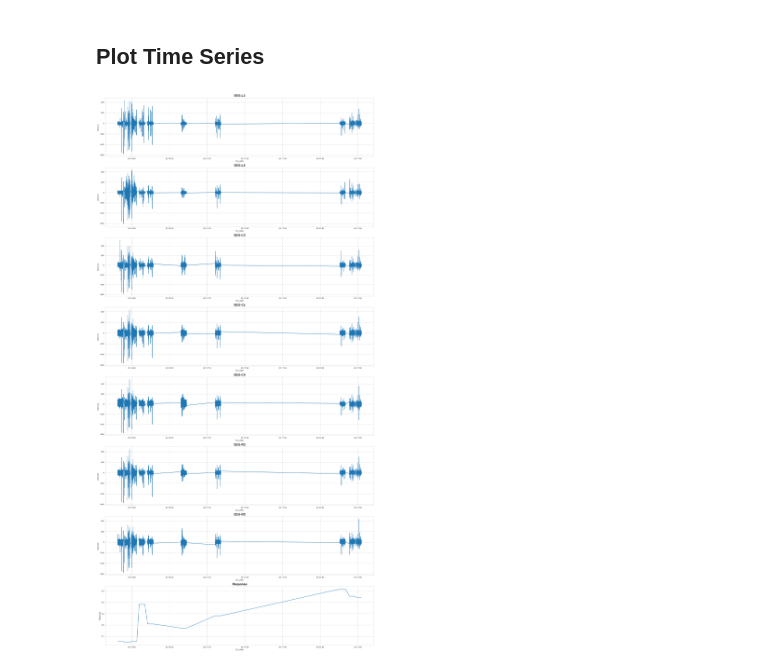
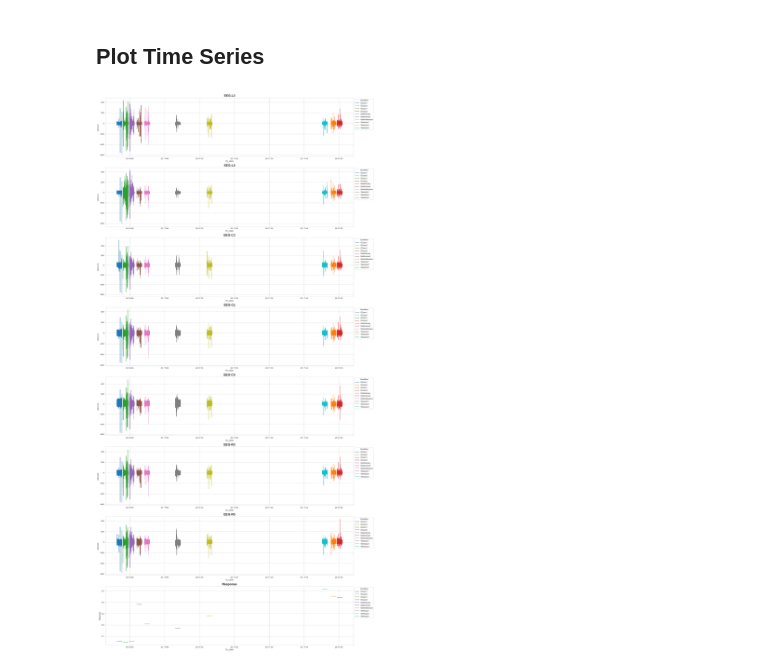
Before and after one commit to negralessio/biosignals-gen-ai, a Jupyter notebook: notebooks/eda.ipynb, the cells around one changed output. Drawn from its saved outputs; the diff is of its cells as text; code cells hidden in the pictures.

Commit message:
Improved plotting of time series

```diff
--- a/notebooks/eda.ipynb
+++ b/notebooks/eda.ipynb
@@ -5,7 +5,7 @@ import seaborn as sns
 import matplotlib.pyplot as plt
 # %%
 # Define constants here
-PATH_TO_DATA: str = "../data/raw/1-02_cut.csv"
+PATH_TO_DATA: str = "../data/raw/P01/1-02_cut.csv"
 # %% [markdown]
 # Load Data
 # %%
@@ -104,20 +97,21 @@ plot_distribution(df=df, col_name="Condition")
 # %%
 def plot_all_time_series(df: pd.DataFrame, time_col: str = "TS_UNIX") -> None:
     """ Plots all Time Series (all float64 columns) in the provided DataFrame
 
     :param df: pd.DataFrame -- Input DataFrame
     :param time_col: str -- Name of the time column
     :return: None
     """
     cols = list(df.select_dtypes(include=float).columns)
 
     fig, axes = plt.subplots(nrows=len(cols), ncols=1, figsize=(20, len(cols)*5))
     for col, ax in zip(cols, axes.flatten()):
-        sns.lineplot(data=df, x=time_col, y=col, ax=ax)
+        sns.lineplot(data=df, x=time_col, y=col, ax=ax, hue="Condition")
         ax.set_title(f"{col}", fontweight="bold", size=16)
+        sns.move_legend(ax, "upper left", bbox_to_anchor=(1, 1))
     fig.tight_layout()
 
 
 plot_all_time_series(df)
 # %% [output]
-[figure, old version]
+[figure, new version]
```
Also changed, not shown: parts of 1 cell of this notebook.
